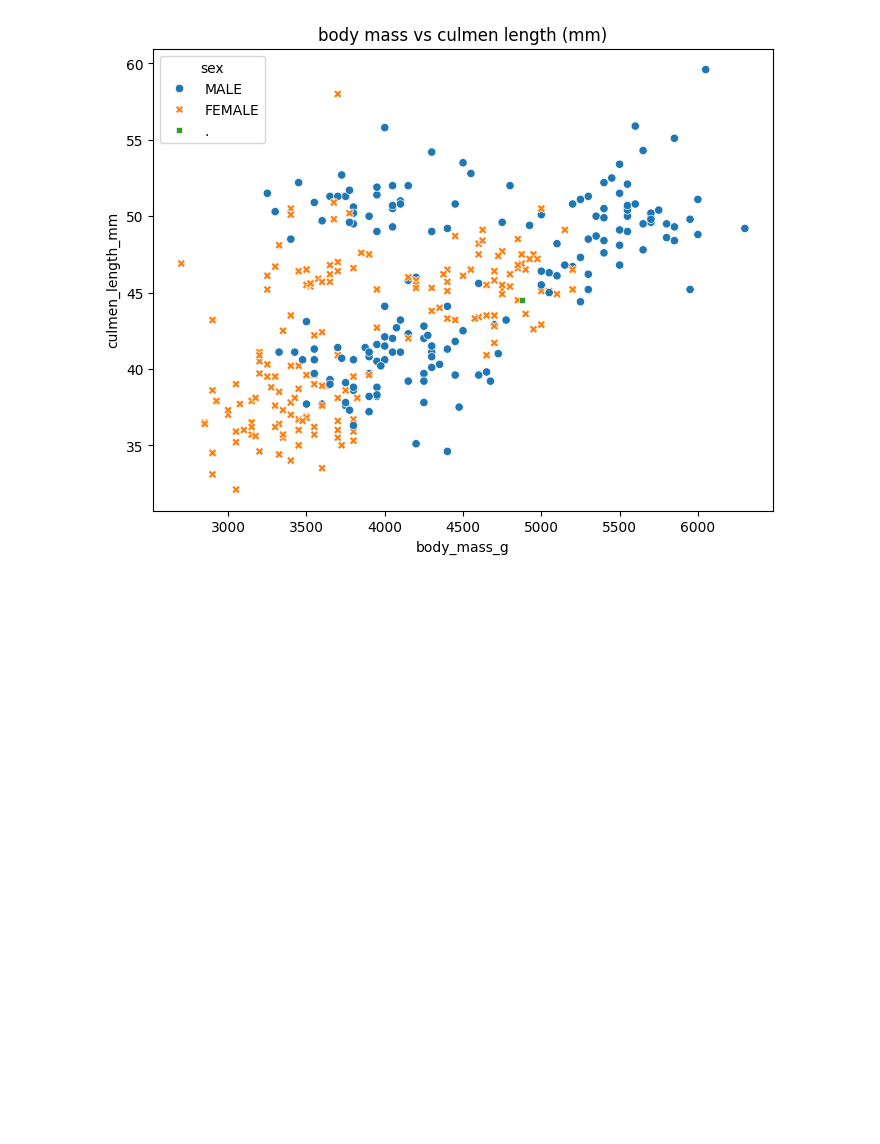
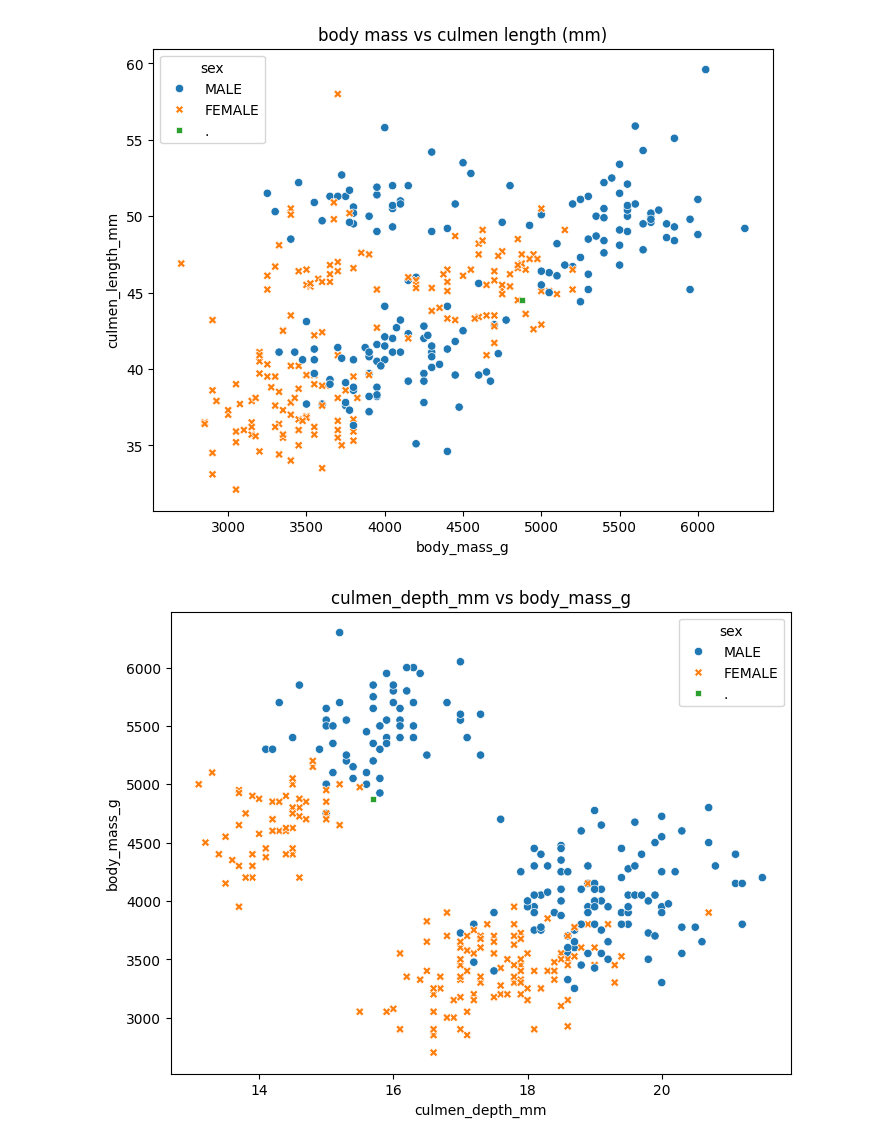
Before and after one commit to rmunozcuevas/datamining, a Jupyter notebook: project_four/clustering_two.ipynb, the cells around one changed output. Cells and saved outputs as stored; diff of their text form; code cells hidden in the pictures; blank space fills up the shorter version.

Commit message:
added body_mass vs culmen_length graph

```diff
--- a/project_four/clustering_two.ipynb
+++ b/project_four/clustering_two.ipynb
@@ -122,3 +122,10 @@ plt.title('body mass vs culmen length (mm)')
 plt.show()
 # %% [output]
 [figure]
+# %%
+plt.figure(figsize=(8,6))
+sns.scatterplot(x='culmen_depth_mm',y='body_mass_g', hue='sex',style='sex',data=df)
+plt.title('culmen_depth_mm vs body_mass_g')
+plt.show()
+# %% [output]
+[figure, added]
```
